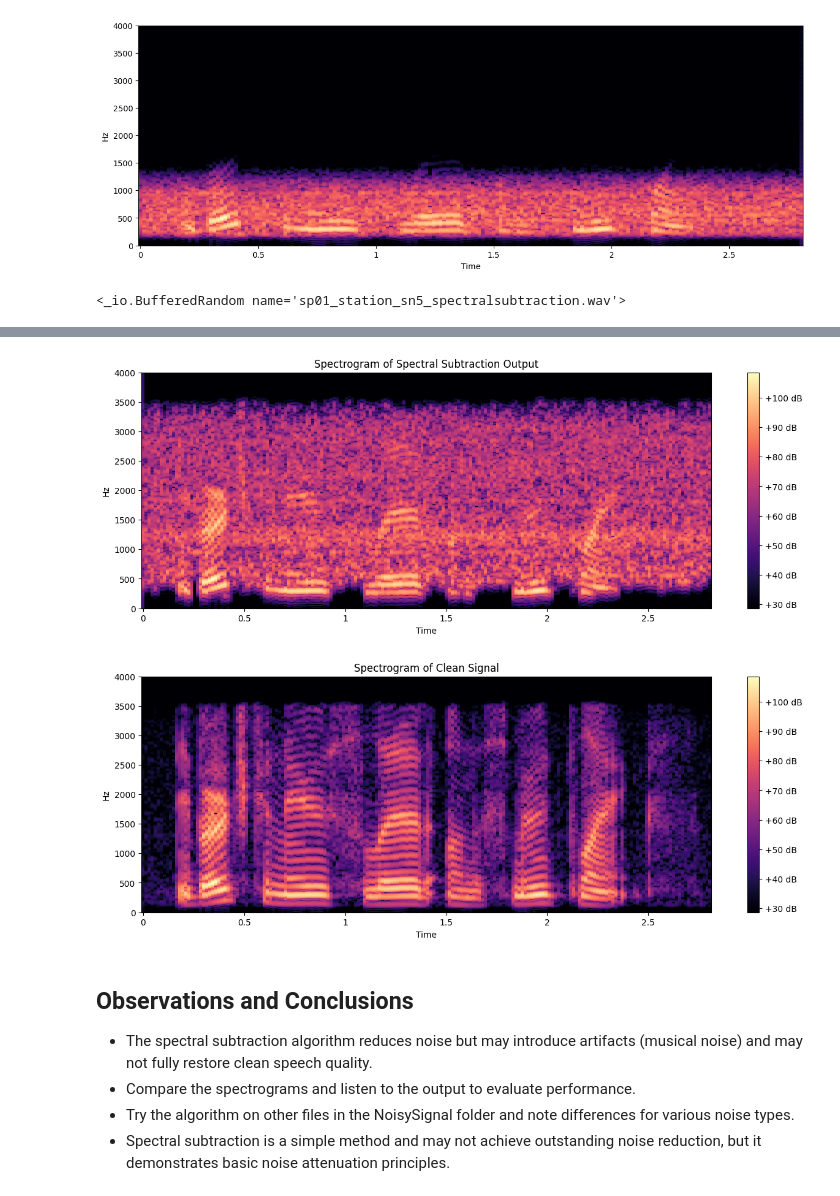
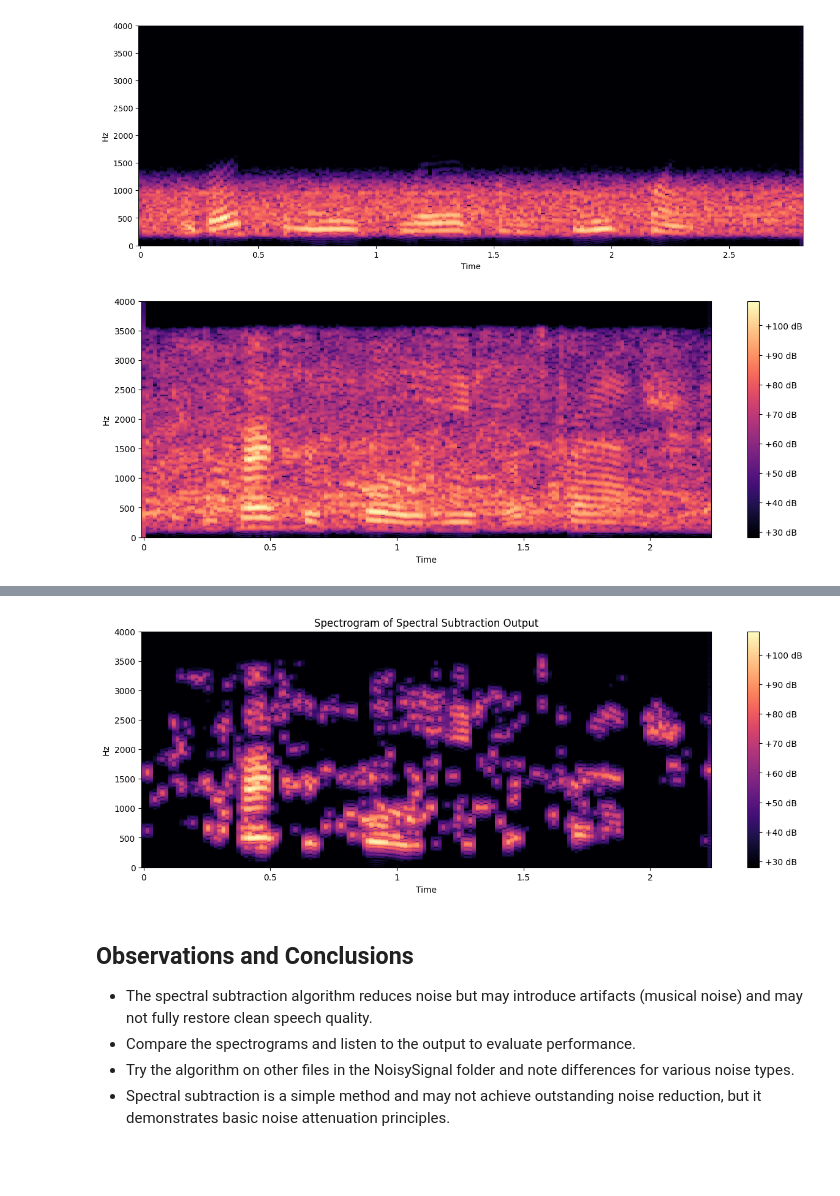
Before and after one commit to EuphosiouX/deakintrimester3, a Jupyter notebook: SIT789 - Applications of Computer Vision and Speech Processing/task7.2/task7.2.ipynb, the cells around one changed output, grey strips where cells are left out. Saved outputs shown, nothing was run; the diff lists cells and outputs as text; code cells hidden in the pictures; blank space fills up the shorter version.

```diff
--- a/SIT789 - Applications of Computer Vision and Speech Processing/task7.2/task7.2.ipynb
+++ b/SIT789 - Applications of Computer Vision and Speech Processing/task7.2/task7.2.ipynb
@@ -215,7 +215,20 @@ win_length = win_length)
 mag_Y = abs(Y)
+# %%
+y_S = librosa.stft(np.float32(y),
+                    n_fft=2048,
+                    window='hann',
+                    hop_length=hop_length,
+                    win_length=win_length)
+y_Sdb = librosa.amplitude_to_db(abs(y_S))
+plt.figure(figsize=(15, 5))
+librosa.display.specshow(y_Sdb, sr=y_f, x_axis='time', y_axis='linear', hop_length=hop_length)
+plt.colorbar(format='%+2.0f dB')
+plt.show()
+# %% [output]
+[figure, added]
 # %%
-# 1. Load noise signal and compute STFT, squared magnitude, and mean squared magnitude
-noise = AudioSegment.from_wav('Noise/Station/Station_1.wav')
+# Load noise signal and compute STFT, squared magnitude, and mean squared magnitude
+noise = AudioSegment.from_wav('Noise/Babble/Babble_1.wav')
 d = noise.get_array_of_samples()  # noise samples
 d_f = noise.frame_rate  # sampling rate
 
@@ -228,33 +241,32 @@ D = librosa.stft(np.float32(d),
 square_mag_D = np.abs(D) ** 2
 means_square_mag_D = np.mean(square_mag_D, axis=1)  # mean over time frames
 # %%
-# 2. Compute spectral subtraction filter H and estimate S_hat
+# Compute spectral subtraction filter H and estimate S_hat
 H = 1 - (means_square_mag_D[:, np.newaxis] / (mag_Y ** 2 + 1e-8))
 H = np.clip(H, 0, 1)  # Ensure H is non-negative and <= 1
 
 S_hat = H * Y  # Apply filter to noisy speech spectrum
 
-# 3. Inverse STFT to retrieve s_hat
+# Inverse STFT to retrieve s_hat
 s_hat = librosa.istft(S_hat, win_length=win_length, hop_length=hop_length, length=len(y))
 
-# 4. Truncate values to 16-bit range and save as WAV
+# Truncate values to 16-bit range and save as WAV
 s_hat_truncated = np.int16(s_hat)
-s_hat_truncated = np.clip(s_hat_truncated, -32768, 32767)
+for i, num in enumerate(s_hat_truncated):
+    if num > 32767:
+        s_hat_truncated[i] = 32767
+    elif num < -32768:
+        s_hat_truncated[i] = -32768
+
 import array
 s_hat_audio = AudioSegment(
     data=array.array('h', s_hat_truncated),
     sample_width=2,
     frame_rate=y_f,
     channels=1)
-s_hat_audio.export('sp01_station_sn5_spectralsubtraction.wav', format='wav')
-# %% [output]
-<_io.BufferedRandom name='sp01_station_sn5_spectralsubtraction.wav'>
 # %%
-# 5. Auditorily inspect the quality of the processed file
-ipd.display(ipd.Audio('sp01_station_sn5_spectralsubtraction.wav'))
-
-# 6. Visualize spectrogram of processed and clean signals
-processed = AudioSegment.from_wav('sp01_station_sn5_spectralsubtraction.wav')
+# Visualize spectrogram of processed and clean signals
+processed = s_hat_audio
 processed_samples = processed.get_array_of_samples()
 processed_S = librosa.stft(np.float32(processed_samples),
                         n_fft=2048,
@@ -267,18 +279,4 @@ librosa.display.specshow(processed_Sdb, sr=y_f, x_axis='time', y_axis='linear',
 plt.title('Spectrogram of Spectral Subtraction Output')
 plt.colorbar(format='%+2.0f dB')
 plt.show()
-
-clean = AudioSegment.from_wav('CleanSignal/sp01.wav')
-clean_samples = clean.get_array_of_samples()
-clean_S = librosa.stft(np.float32(clean_samples),
-                    n_fft=2048,
-                    window='hann',
-                    hop_length=hop_length,
-                    win_length=win_length)
-clean_Sdb = librosa.amplitude_to_db(abs(clean_S))
-plt.figure(figsize=(15, 5))
-librosa.display.specshow(clean_Sdb, sr=y_f, x_axis='time', y_axis='linear', hop_length=hop_length)
-plt.title('Spectrogram of Clean Signal')
-plt.colorbar(format='%+2.0f dB')
-plt.show()
 # %% [output]
@@ -286,5 +283,4 @@ plt.show()
-[figure, old version]
+[figure, new version]
-[figure, removed]
 # %% [markdown]
 ## Observations and Conclusions
 - The spectral subtraction algorithm reduces noise but may introduce artifacts (musical noise) and may not fully restore clean speech quality.
```
Also changed, not shown: parts of 2 cells of this notebook, 6 other files.
